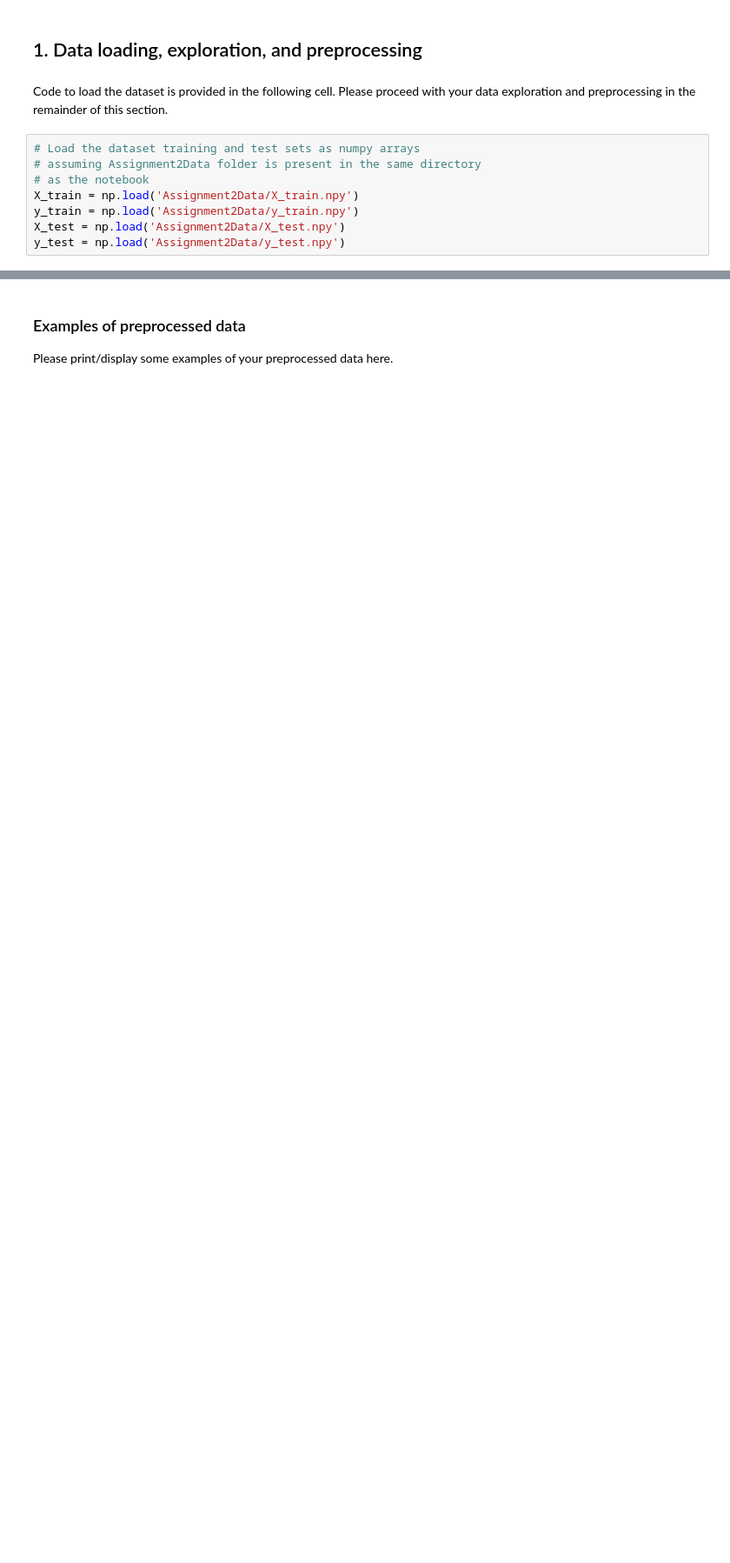
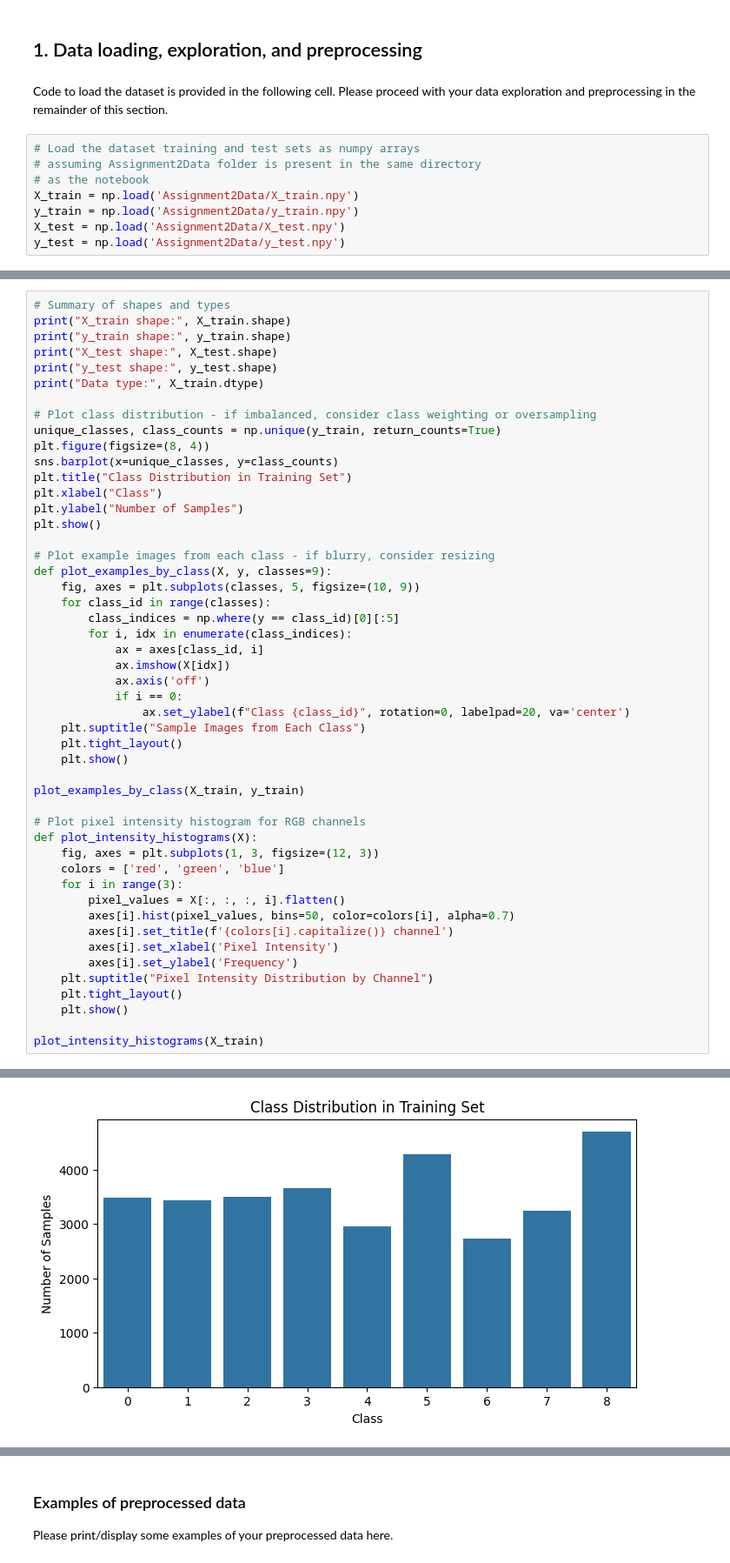
Before and after one commit to crinas21/crc_image_classifier, a Jupyter notebook: COMP5318-assignment2-template-notebook.ipynb, the cells around one changed output, grey strips where cells are left out. Shown: that part at 87% size. Cells and saved outputs as stored; diff of their text form; blank space fills up the shorter version.

```diff
--- a/COMP5318-assignment2-template-notebook.ipynb
+++ b/COMP5318-assignment2-template-notebook.ipynb
@@ -25,0 +38,50 @@ y_test = np.load('Assignment2Data/y_test.npy')
+# %%
+# Summary of shapes and types
+print("X_train shape:", X_train.shape)
+print("y_train shape:", y_train.shape)
+print("X_test shape:", X_test.shape)
+print("y_test shape:", y_test.shape)
+print("Data type:", X_train.dtype)
+
+# Plot class distribution - if imbalanced, consider class weighting or oversampling
+unique_classes, class_counts = np.unique(y_train, return_counts=True)
+plt.figure(figsize=(8, 4))
+sns.barplot(x=unique_classes, y=class_counts)
+plt.title("Class Distribution in Training Set")
+plt.xlabel("Class")
+plt.ylabel("Number of Samples")
+plt.show()
+
+# Plot example images from each class - if blurry, consider resizing
+def plot_examples_by_class(X, y, classes=9):
+    fig, axes = plt.subplots(classes, 5, figsize=(10, 9))
+    for class_id in range(classes):
+        class_indices = np.where(y == class_id)[0][:5]
+        for i, idx in enumerate(class_indices):
+            ax = axes[class_id, i]
+            ax.imshow(X[idx])
+            ax.axis('off')
+            if i == 0:
+                ax.set_ylabel(f"Class {class_id}", rotation=0, labelpad=20, va='center')
+    plt.suptitle("Sample Images from Each Class")
+    plt.tight_layout()
+    plt.show()
+
+plot_examples_by_class(X_train, y_train)
+
+# Plot pixel intensity histogram for RGB channels
+def plot_intensity_histograms(X):
+    fig, axes = plt.subplots(1, 3, figsize=(12, 3))
+    colors = ['red', 'green', 'blue']
+    for i in range(3):
+        pixel_values = X[:, :, :, i].flatten()
+        axes[i].hist(pixel_values, bins=50, color=colors[i], alpha=0.7)
+        axes[i].set_title(f'{colors[i].capitalize()} channel')
+        axes[i].set_xlabel('Pixel Intensity')
+        axes[i].set_ylabel('Frequency')
+    plt.suptitle("Pixel Intensity Distribution by Channel")
+    plt.tight_layout()
+    plt.show()
+
+plot_intensity_histograms(X_train)
+# %% [output]
@@ -25,0 +93 @@ y_test = np.load('Assignment2Data/y_test.npy')
+[figure, added]
```
Also changed, not shown: parts of 21 cells of this notebook.
